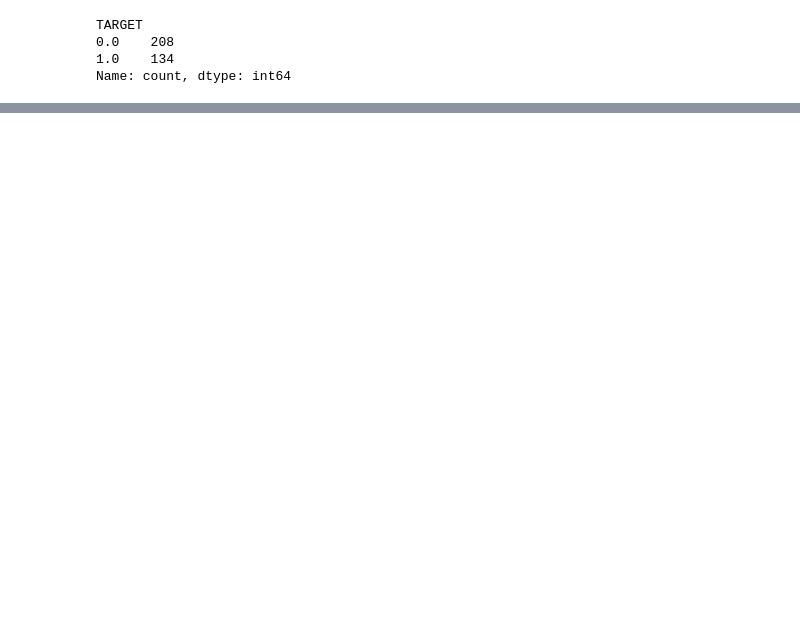
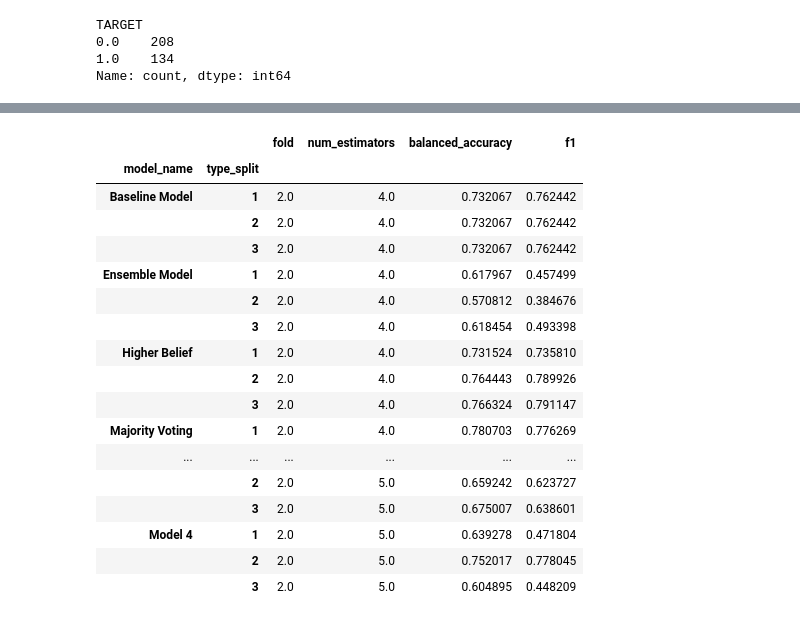
Before and after one commit to PugtgYosuky/FIAD-project, a Jupyter notebook: src/bayes.ipynb, the cells around one changed output, grey strips where cells are left out. Saved outputs shown, nothing was run; the diff lists cells and outputs as text; code cells hidden in the pictures; blank space fills up the shorter version.

```diff
--- a/src/bayes.ipynb
+++ b/src/bayes.ipynb
@@ -327,0 +487,21 @@ model.predict_proba(test)
+# %%
+results.groupby(['model_name', 'type_split']).mean()
+# %% [output]
+|  |  | fold | num_estimators | balanced_accuracy | f1 |
+| model_name | type_split |  |  |  |  |
+| Baseline Model | 1 | 2.0 | 4.0 | 0.732067 | 0.762442 |
+|  | 2 | 2.0 | 4.0 | 0.732067 | 0.762442 |
+|  | 3 | 2.0 | 4.0 | 0.732067 | 0.762442 |
+| Ensemble Model | 1 | 2.0 | 4.0 | 0.617967 | 0.457499 |
+|  | 2 | 2.0 | 4.0 | 0.570812 | 0.384676 |
+|  | 3 | 2.0 | 4.0 | 0.618454 | 0.493398 |
+| Higher Belief | 1 | 2.0 | 4.0 | 0.731524 | 0.735810 |
+|  | 2 | 2.0 | 4.0 | 0.764443 | 0.789926 |
+|  | 3 | 2.0 | 4.0 | 0.766324 | 0.791147 |
+| Majority Voting | 1 | 2.0 | 4.0 | 0.780703 | 0.776269 |
+| ... | ... | ... | ... | ... | ... |
+|  | 2 | 2.0 | 5.0 | 0.659242 | 0.623727 |
+|  | 3 | 2.0 | 5.0 | 0.675007 | 0.638601 |
+| Model 4 | 1 | 2.0 | 5.0 | 0.639278 | 0.471804 |
+|  | 2 | 2.0 | 5.0 | 0.752017 | 0.778045 |
+|  | 3 | 2.0 | 5.0 | 0.604895 | 0.448209 |
```
Also changed, not shown: parts of 46 cells of this notebook.
